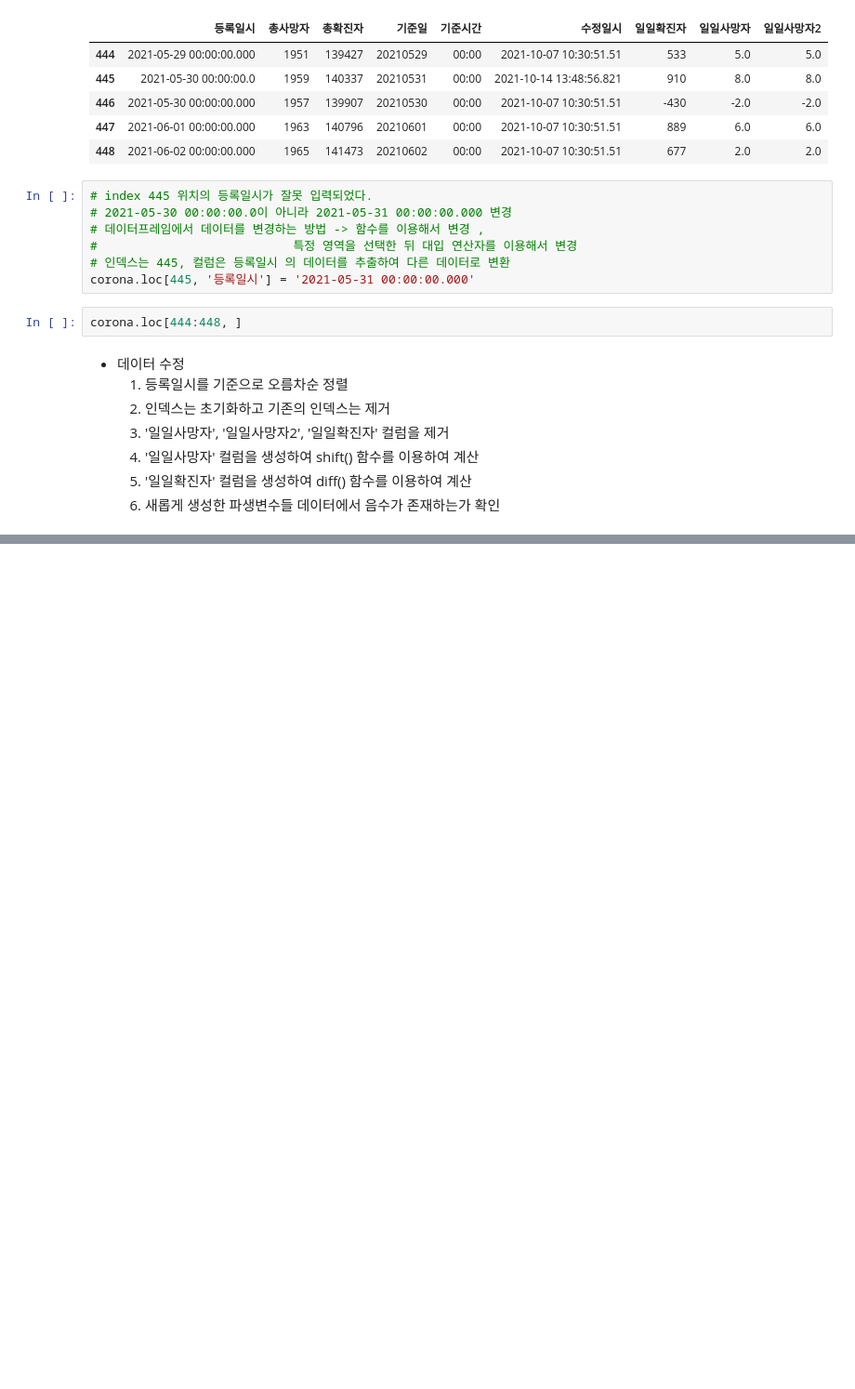
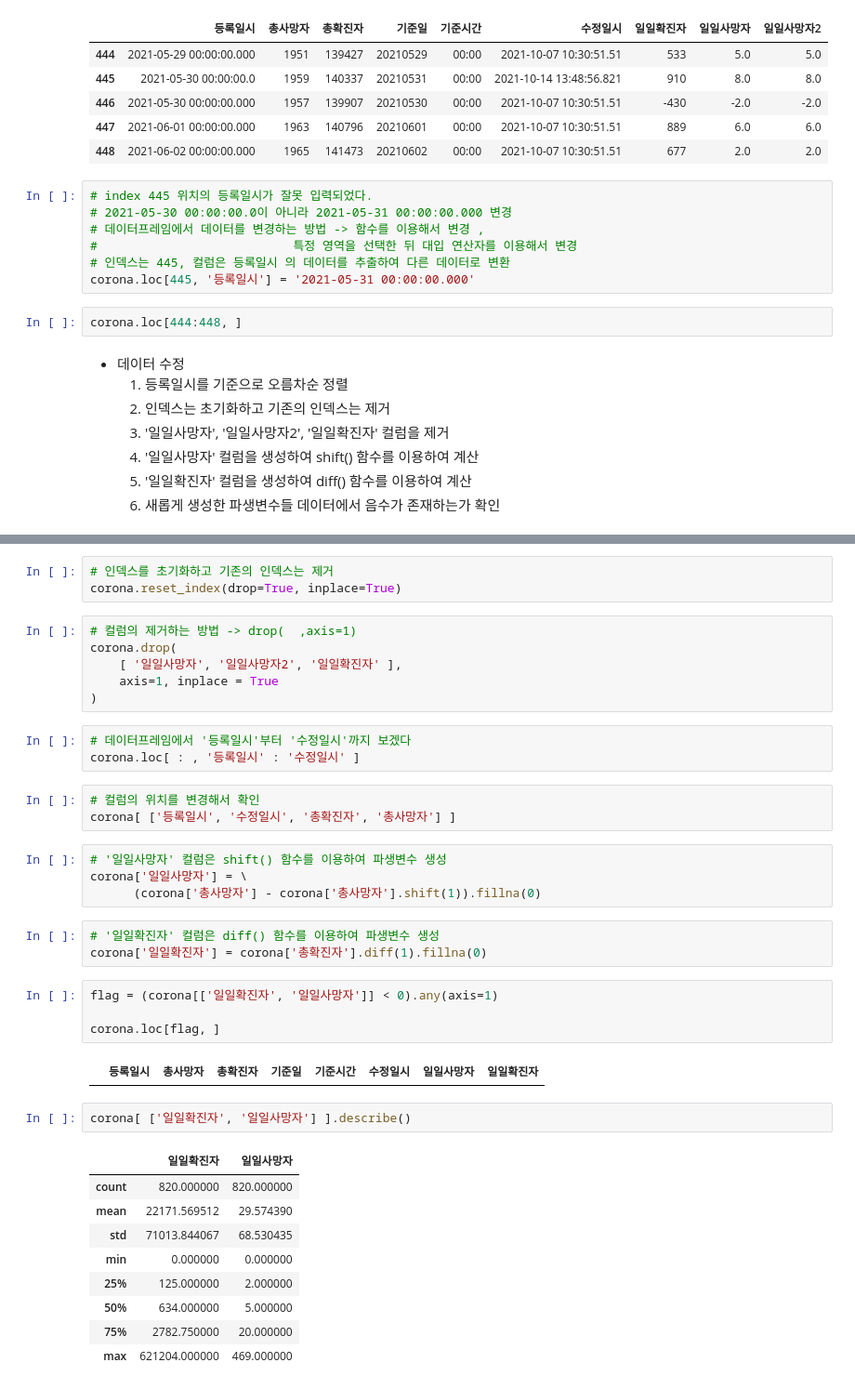
Before and after one commit to bsmoon-86/multicam_11, a Jupyter notebook: 20260414/02_corona.ipynb, the cells around one changed output, grey strips where cells are left out. Shown at 93% size. Cells and saved outputs as stored; diff of their text form; blank space fills up the shorter version.

```diff
--- a/20260414/02_corona.ipynb
+++ b/20260414/02_corona.ipynb
@@ -322,0 +328,40 @@ corona.loc[444:448, ]
+# %%
+# 인덱스를 초기화하고 기존의 인덱스는 제거
+corona.reset_index(drop=True, inplace=True)
+# %%
+# 컬럼의 제거하는 방법 -> drop(  ,axis=1)
+corona.drop(
+    [ '일일사망자', '일일사망자2', '일일확진자' ],
+    axis=1, inplace = True
+)
+# %%
+# 데이터프레임에서 '등록일시'부터 '수정일시'까지 보겠다
+corona.loc[ : , '등록일시' : '수정일시' ]
+# %%
+# 컬럼의 위치를 변경해서 확인
+corona[ ['등록일시', '수정일시', '총확진자', '총사망자'] ]
+# %%
+# '일일사망자' 컬럼은 shift() 함수를 이용하여 파생변수 생성
+corona['일일사망자'] = \
+      (corona['총사망자'] - corona['총사망자'].shift(1)).fillna(0)
+# %%
+# '일일확진자' 컬럼은 diff() 함수를 이용하여 파생변수 생성
+corona['일일확진자'] = corona['총확진자'].diff(1).fillna(0)
+# %%
+flag = (corona[['일일확진자', '일일사망자']] < 0).any(axis=1)
+
+corona.loc[flag, ]
+# %% [output]
+|  | 등록일시 | 총사망자 | 총확진자 | 기준일 | 기준시간 | 수정일시 | 일일사망자 | 일일확진자 |
+# %%
+corona[ ['일일확진자', '일일사망자'] ].describe()
+# %% [output]
+|  | 일일확진자 | 일일사망자 |
+| count | 820.000000 | 820.000000 |
+| mean | 22171.569512 | 29.574390 |
+| std | 71013.844067 | 68.530435 |
+| min | 0.000000 | 0.000000 |
+| 25% | 125.000000 | 2.000000 |
+| 50% | 634.000000 | 5.000000 |
+| 75% | 2782.750000 | 20.000000 |
+| max | 621204.000000 | 469.000000 |
```
Also changed, not shown: parts of 2 cells of this notebook.
